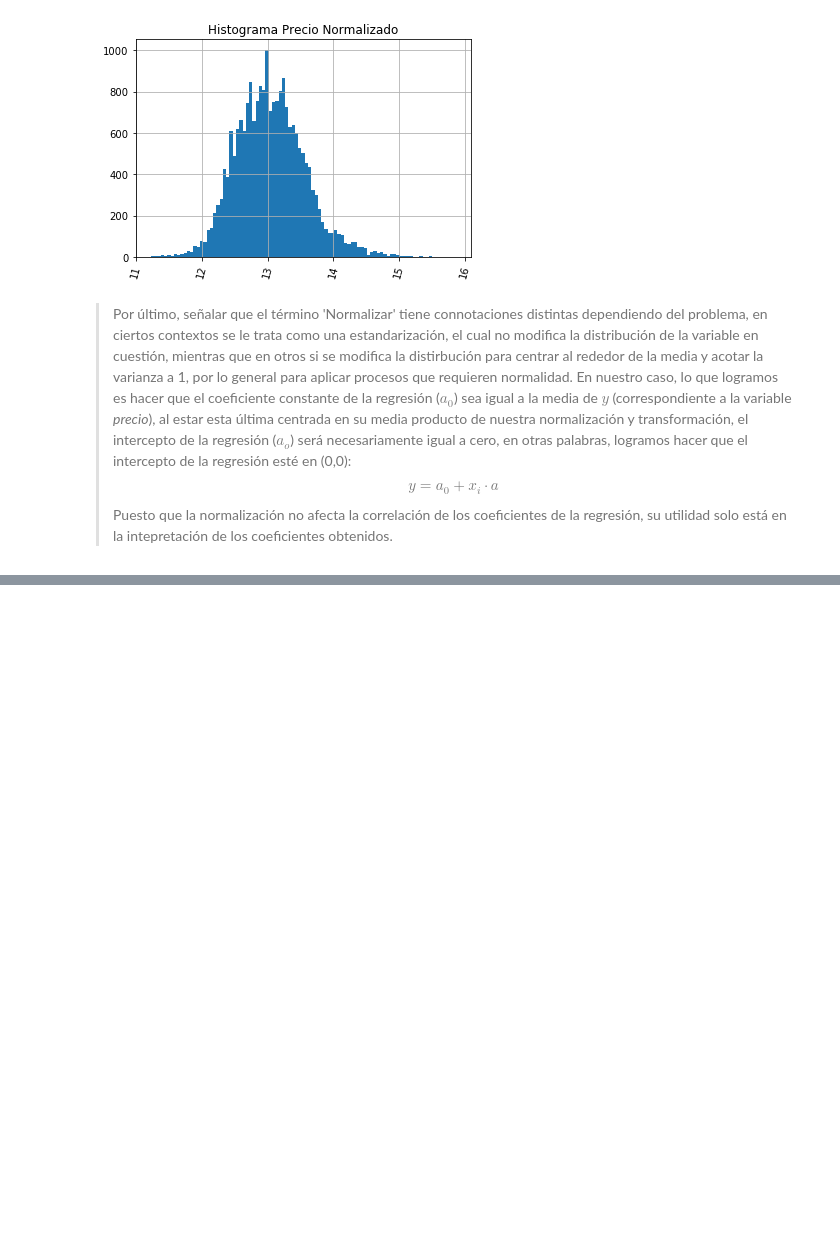
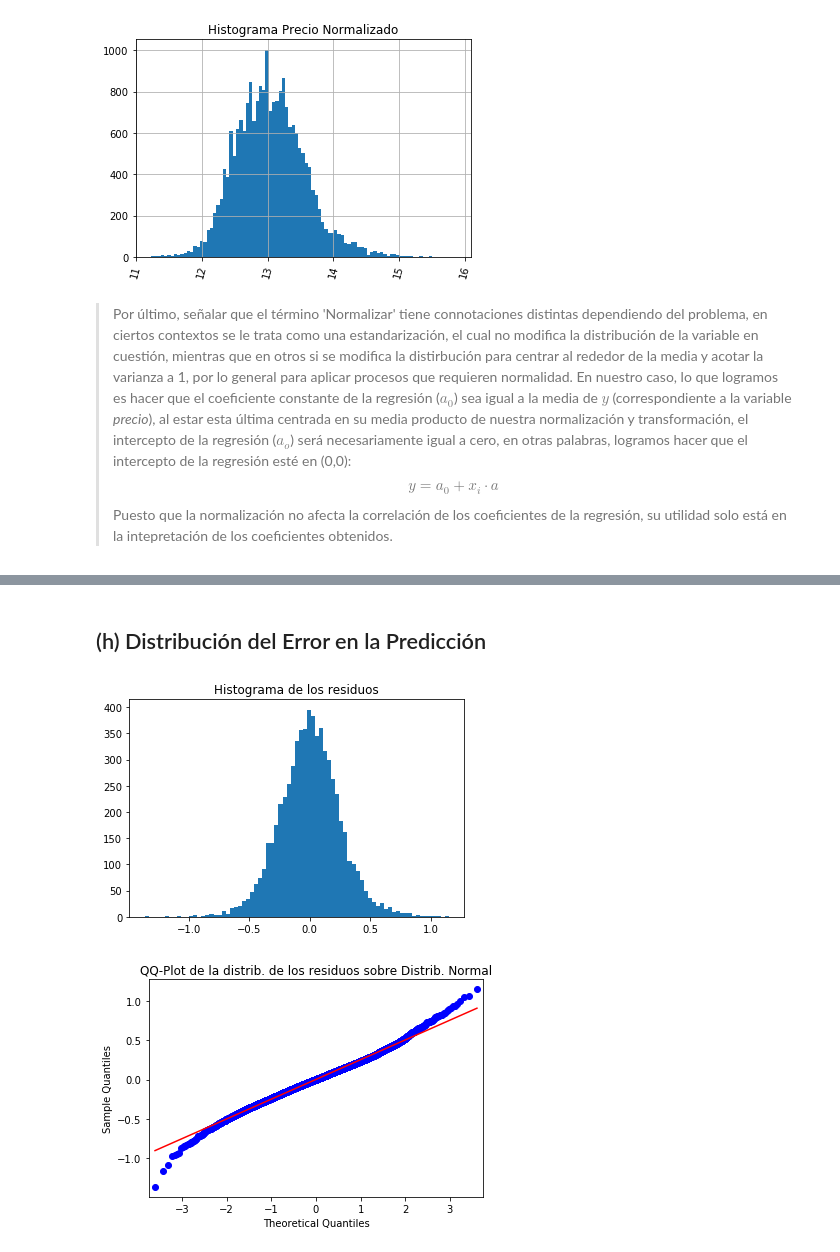
Before and after one commit to TattooeDeer/Tarea-1-ML, a Jupyter notebook: Tarea 1 ML.ipynb, the cells around one changed output, grey strips where cells are left out. Cells and saved outputs as stored; diff of their text form; code cells hidden in the pictures; blank space fills up the shorter version.

```diff
--- a/Tarea 1 ML.ipynb
+++ b/Tarea 1 ML.ipynb
@@ -123,0 +130,22 @@ Puesto que la normalización no afecta la correlación de los coeficientes de la
+# %%
+import sklearn.linear_model as lm
+
+X = df_scaled.iloc[:, 1:]
+N = X.shape[0]
+X.insert(X.shape[1], 'intercept', np.ones(N)) #Se crea una columna nueva dentro de las variables predictoras llamada 'intecept'
+y = df_scaled['price'] # asignamos como target la variable 'price'
+
+'''
+mascara = np.zeros(len(X))
+limit = int(len(X)*0.7)
+mascara[:limit] = 1
+istrain = mascara == 1
+Xtrain = X[istrain]
+ytrain = y[istrain]
+Xtest = X[np.logical_not(istrain)]
+ytest = y[np.logical_not(istrain)]
+'''
+# hay una forma mucho mas facil de hacer esto!, usando la misma libreria sklearn...
+from sklearn.model_selection import train_test_split
+#Separamos los subsets de test y train
+Xtrain, Xtest, ytrain, ytest,  = train_test_split(X,y,test_size = 0.3, random_state = 65)
@@ -123,0 +422,16 @@ Puesto que la normalización no afecta la correlación de los coeficientes de la
+# %% [markdown]
+## (h) Distribución del Error en la Predicción
+# %%
+price_pred = linreg.predict(Xtest)
+len(ytest)
+len(price_pred)
+residuals = ytest-price_pred
+plt.hist(residuals, bins='fd')
+plt.title("Histograma de los residuos")
+
+sm.qqplot(residuals, line = 's')
+plt.title("QQ-Plot de la distrib. de los residuos sobre Distrib. Normal")
+plt.show()
+# %% [output]
+[figure, added]
+[figure, added]
```
Also changed, not shown: parts of 22 cells of this notebook.
